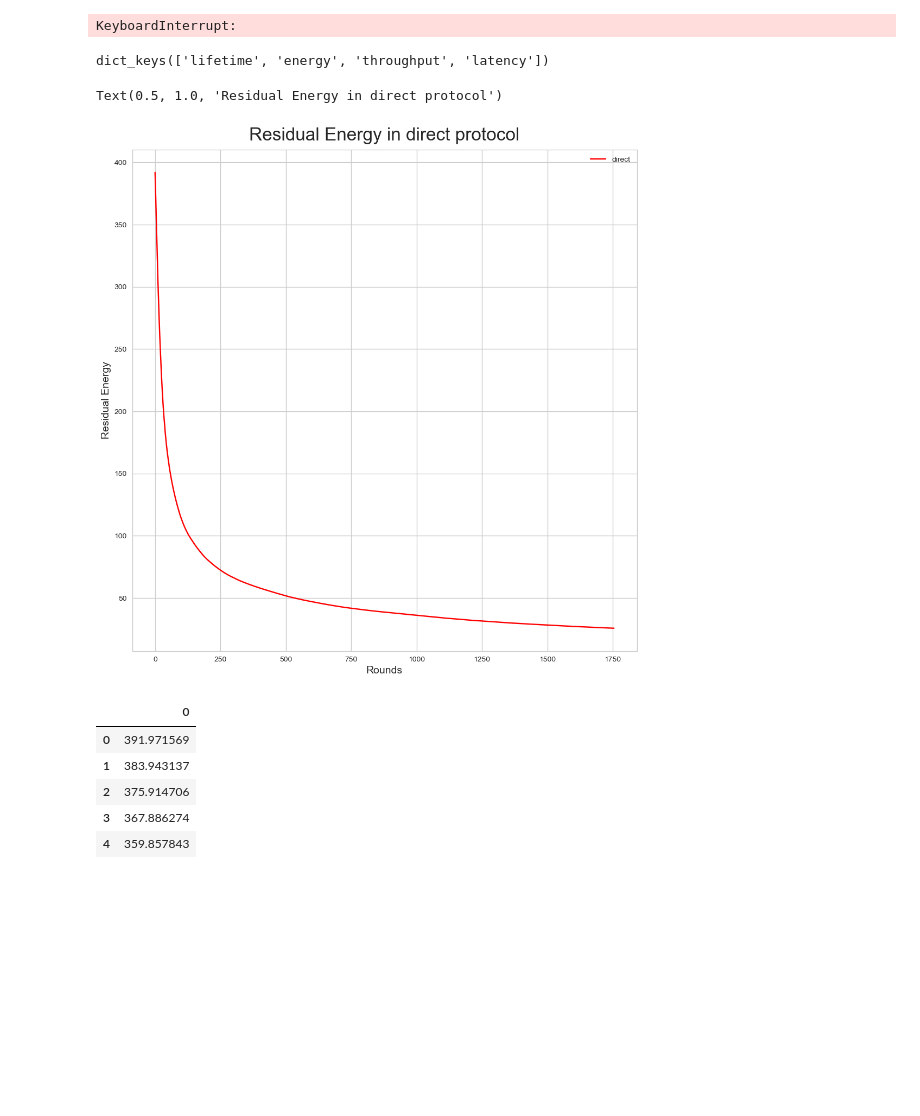
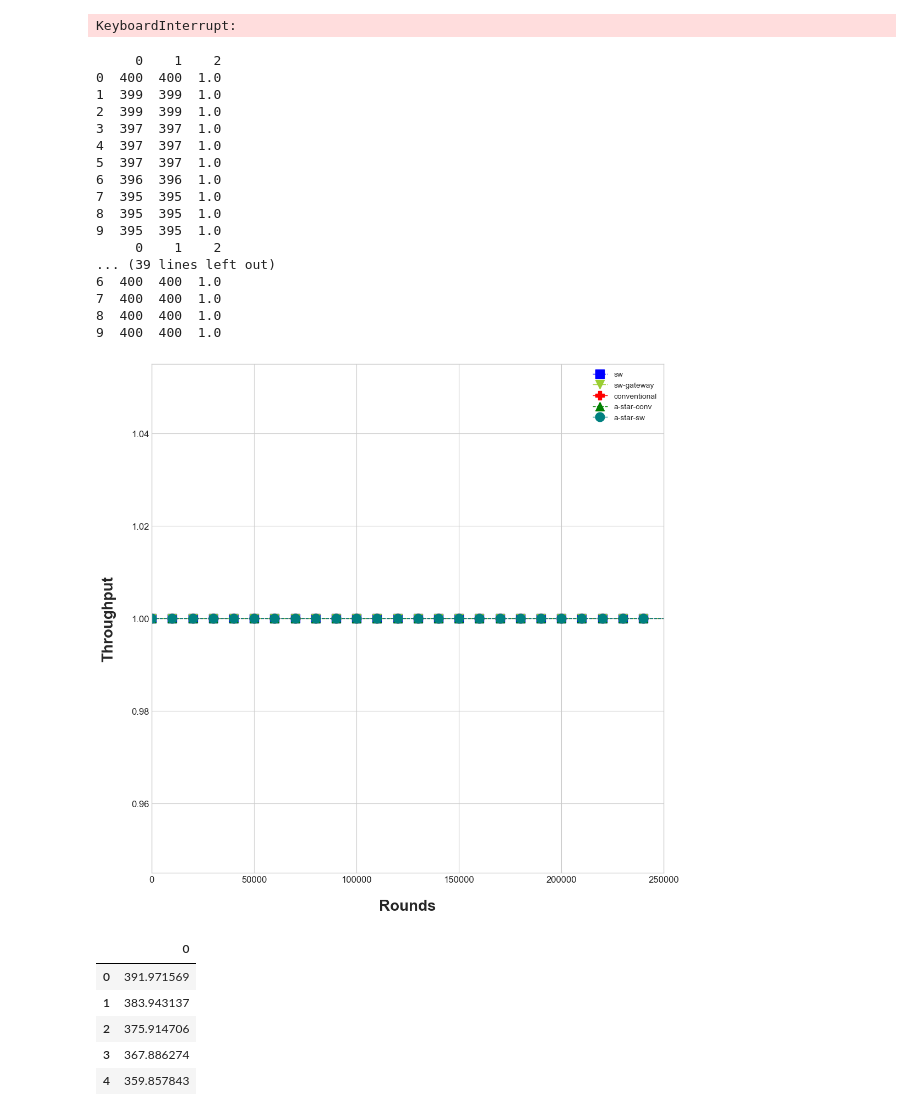
Before and after one commit to sanyam-dev/Wireless_Sensor_Network, a Jupyter notebook: graph_notebook.ipynb, the cells around one changed output. Drawn from its saved outputs; the diff is of its cells as text; code cells hidden in the pictures; blank space fills up the shorter version.

```diff
--- a/graph_notebook.ipynb
+++ b/graph_notebook.ipynb
@@ -8,3 +8,6 @@ Getting data for network performance
 import matplotlib.pyplot as plt
 import numpy as np
 import pandas as pd
+plt.figure(figsize=(12,12))
+# plt.xlim(right = 100000)
+plt.style.use('seaborn')
@@ -223,6 +241,7 @@ for k in range(100):
 	print(k, cnt)
 print(maxi)
 # %%
+plt.style.use('seaborn-v0_8-whitegrid')
 path = "results/result16/history9.txt"
 df = pd.read_csv(path)
 path = "results/result93/history3.txt"
@@ -238,14 +257,20 @@ df = df.reset_index()
 df2 = df2.reset_index()
 df = df.drop('index', axis=1)
 df2 = df2.drop('index', axis=1)
+
+
 print(df.shape, df2.shape)
 plt.figure(figsize=(12,12))
-plt.plot(df.index, df['small_worldness'], lw = 1, label = "sw")
-plt.plot(df2.index, df2['small_worldness'], lw = 1, label = "sw-gateway")
+plt.plot(df.index, df['small_worldness'], marker= 's',ms= 12, markevery = 7, lw = 1, linestyle = 'solid', color = 'blue' ,label = "sw")
+plt.plot(df2.index, df2['small_worldness'], marker = 'v', ms=12,markevery = 7,lw = 1,linestyle = 'dashed', color = 'red' ,label = "sw-gateway")
 plt.legend()
-plt.ylabel("Small Worldness")
-plt.xlabel("Epochs")
-plt.title("best iteration Small Worldness")
+plt.ylabel("Small Worldness", weight = 'bold', size = 20)
+plt.xlabel("Epochs", weight = 'bold', size = 20)
+# plt.title("best iteration Average Clustering Coefficient")
+plt.savefig('./z-res/eps/2best iteration Small Worldness.eps')
+plt.savefig('./z-res/2best iteration Small Worldness.png')
+plt.xlim(-0.1, 200.1)
+plt.tight_layout(pad=1.09)
 plt.show()
 # %% [output]
 (201, 4) (285, 4)
@@ -490,27 +539,66 @@ clr = {
 # %%
 plt.figure(figsize=(12,12))
 # plt.xlim(right = 100000)
 plt.style.use('seaborn-whitegrid')
+markers = ['s', 'v', 'P', '^', 'o']
+m_ptr = 0
 for key in fp_list:
 	if key == 'direct':
+		# db = np.load(fp_list[key], allow_pickle=True).item()
+		# db = pd.DataFrame(db['latency'])
+		# # db = db[3]
+		# try:
+		# 	color = clr[key]
+		# 	plt.plot(db, label = key,color= color[0], linestyle = color[1], linewidth = 1.9, marker = '+', ms = 8, markevery = 75)
+		# except KeyError:
+		# 	plt.plot(db, label = key)
+		continue
+	if key == "a-star-conv" or key == "a-star-sw" or key == "sw" or key == "sw-gateway" or key == "conventional":
+		# continue
 		db = np.load(fp_list[key], allow_pickle=True).item()
-		print(db.keys())
-		db = pd.DataFrame(db['energy'])
-		# db = db[2]
+		db = pd.DataFrame(db['throughput'])
+		print(db.head(10))
+		db = db[2]
 		try:
 			color = clr[key]
-			plt.plot(db, label = key,color= color[0], linestyle = color[1])
+			plt.plot(db, label = key,color= color[0], linestyle = color[1], lw = 1, marker = markers[m_ptr], ms = 12, markevery = 10000)
+			m_ptr += 1
 		except KeyError:
 			plt.plot(db, label = key)
+	else:
+		continue
+
+
+
 
 plt.legend()
-plt.ylabel("Residual Energy", size=14)
-plt.xlabel("Rounds", size = 14)
-plt.title("Residual Energy in direct protocol", size = 24, pad=12)
+# plt.ylim((0, 2))
+plt.xlim((-0.1, 250001))
+plt.ylabel("Throughput",size=20, weight = 'bold', labelpad=20)
+plt.xlabel("Rounds", size=20, weight = 'bold', labelpad=20)
+plt.xticks(size = 12)
+plt.yticks(size = 12)
+plt.savefig("./z-res/eps/4Throughput in various multi hop protocol.eps")
+plt.savefig("./z-res/4Throughput in various multi hop protocol.png")
 # %% [output]
-dict_keys(['lifetime', 'energy', 'throughput', 'latency'])
+     0    1    2
+0  400  400  1.0
+1  399  399  1.0
+2  399  399  1.0
+3  397  397  1.0
+4  397  397  1.0
+5  397  397  1.0
+6  396  396  1.0
+7  395  395  1.0
+8  395  395  1.0
+9  395  395  1.0
+     0    1    2
+... (39 lines left out)
+6  400  400  1.0
+7  400  400  1.0
+8  400  400  1.0
+9  400  400  1.0
-Text(0.5, 1.0, 'Residual Energy in direct protocol')
-[figure, old version]
+[figure, new version]
 # %%
 db = np.load(fp_list["sw"], allow_pickle=True).item()
 db = pd.DataFrame(db['throughput'])
```
Also changed, not shown: parts of 9 cells of this notebook, 40 other files.
